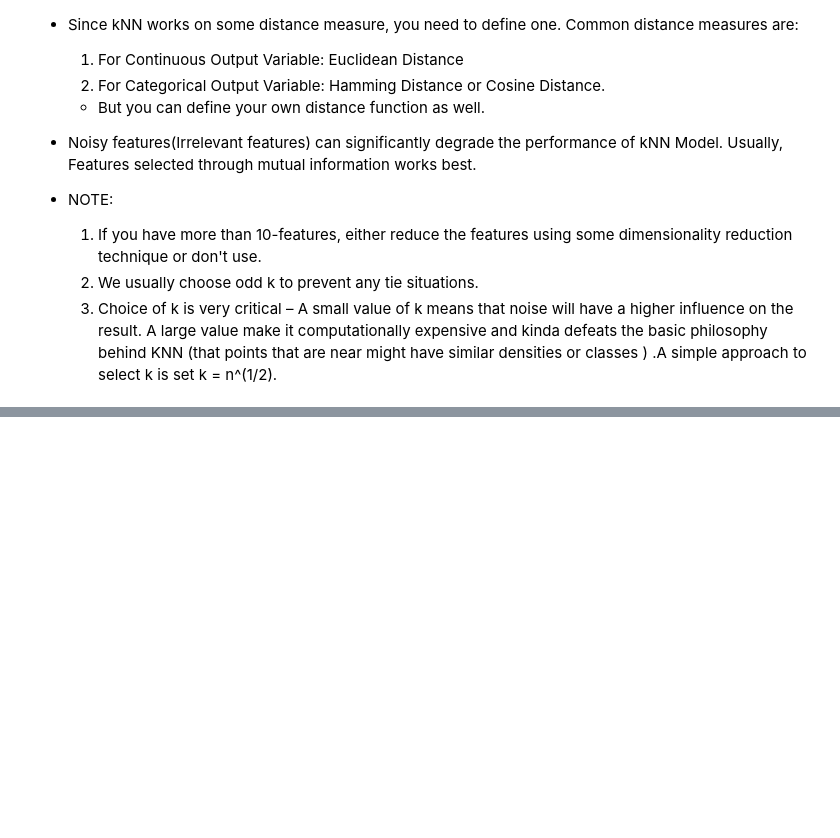
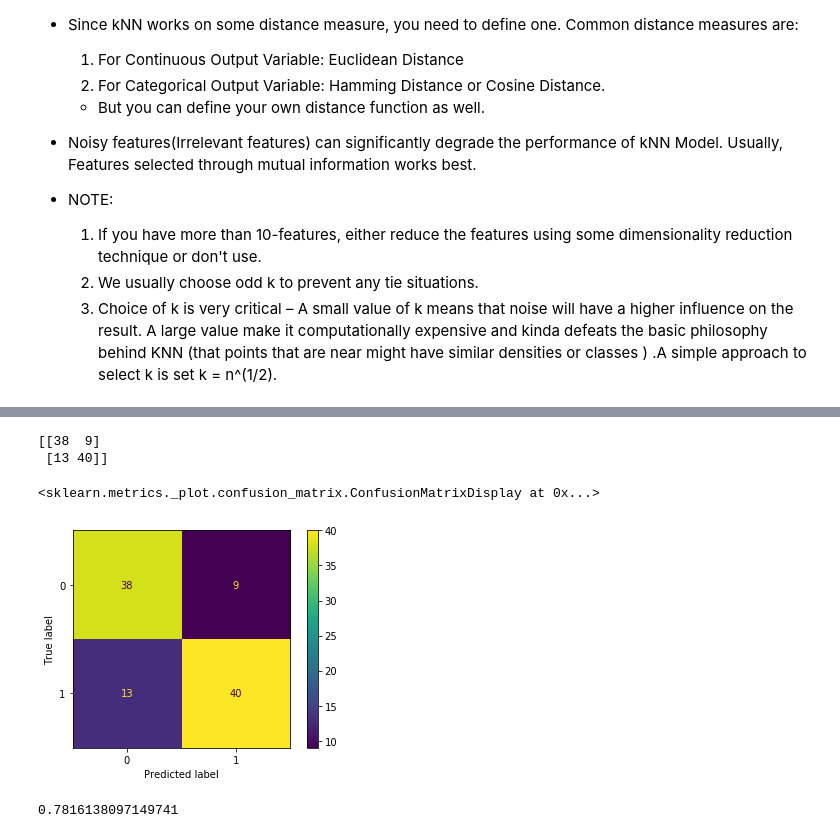
Before and after one commit to ikhurana/code-asylums, a Jupyter notebook: CA-SS1/Regression/Classification.ipynb, the cells around one changed output, grey strips where cells are left out. Drawn from its saved outputs; the diff is of its cells as text; code cells hidden in the pictures; blank space fills up the shorter version.

```diff
--- a/CA-SS1/Regression/Classification.ipynb
+++ b/CA-SS1/Regression/Classification.ipynb
@@ -414,0 +652,14 @@ Testing Accuracy :  87.0
+# %%
+print(metrics.confusion_matrix(y_test, y_pred))
+# %% [output]
+[[38  9]
+ [13 40]]
+# %%
+metrics.plot_confusion_matrix(mlr2, X1_test, y_test)
+# %% [output]
+<sklearn.metrics._plot.confusion_matrix.ConfusionMatrixDisplay at 0x...>
+[figure, added]
+# %%
+metrics.roc_auc_score(y_test, y_pred)
+# %% [output]
+0.7816138097149741
```
Also changed, not shown: parts of 24 cells of this notebook.
